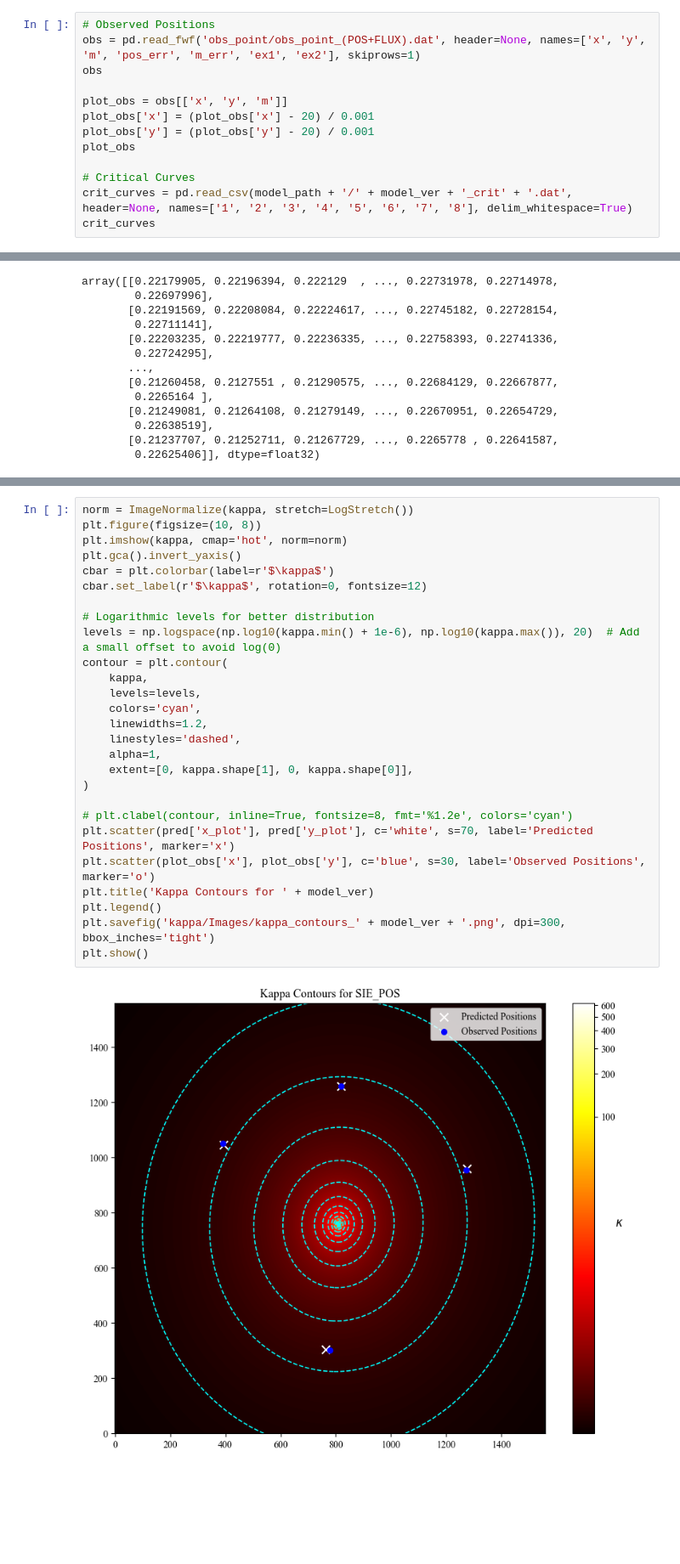
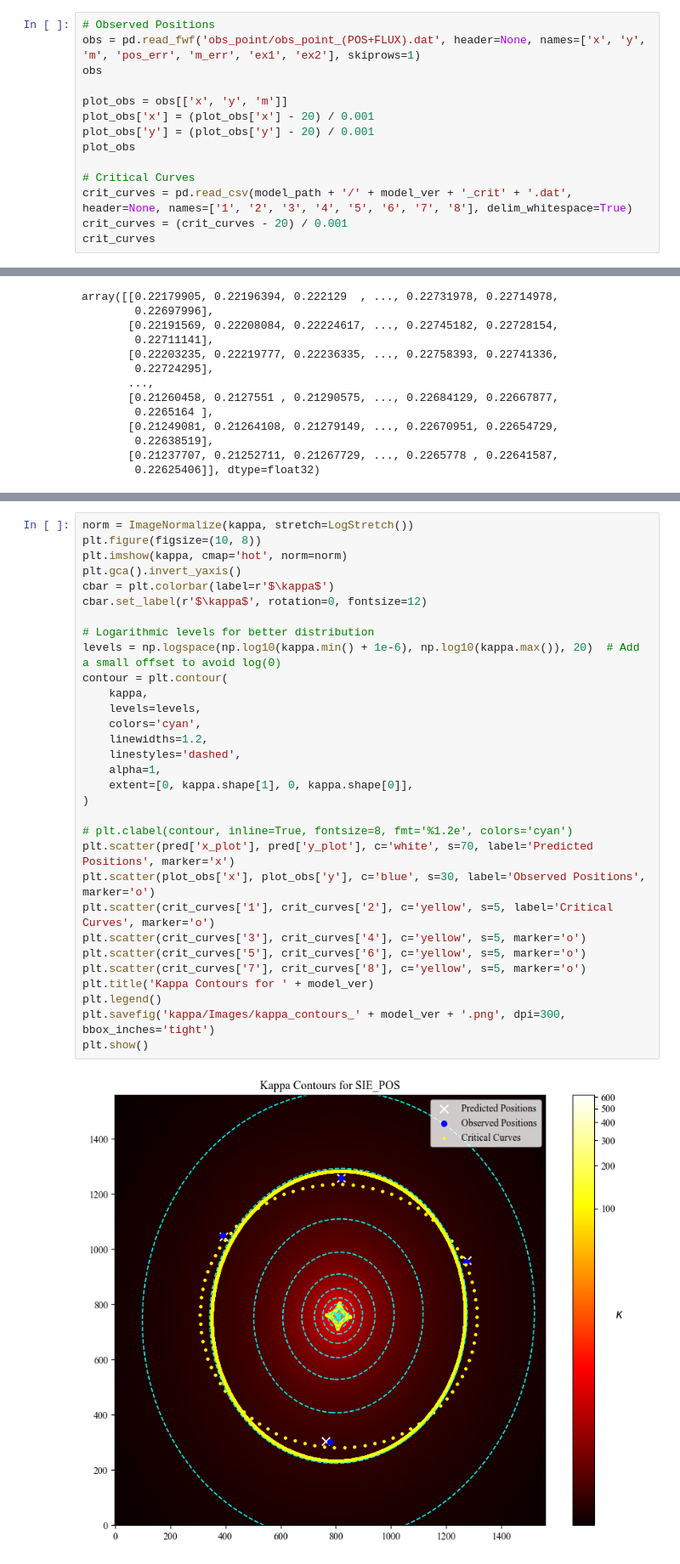
Before and after one commit to romms921/IllustrisTNG-Lens-Modelling, a Jupyter notebook: mass_profile_2.ipynb, the cells around one changed output, grey strips where cells are left out. Shown at 85% size. Cells and saved outputs as stored; diff of their text form; blank space fills up the shorter version.

Commit message:
added critical curve to plot

```diff
--- a/mass_profile_2.ipynb
+++ b/mass_profile_2.ipynb
@@ -62,6 +62,7 @@ plot_obs
 
 # Critical Curves
 crit_curves = pd.read_csv(model_path + '/' + model_ver + '_crit' + '.dat', header=None, names=['1', '2', '3', '4', '5', '6', '7', '8'], delim_whitespace=True)
+crit_curves = (crit_curves - 20) / 0.001
 crit_curves
 # %% [output]
 A value is trying to be set on a copy of a slice from a DataFrame.
@@ -266,32 +267,36 @@ plt.show()
 # %%
 norm = ImageNormalize(kappa, stretch=LogStretch())
 plt.figure(figsize=(10, 8))
 plt.imshow(kappa, cmap='hot', norm=norm)
 plt.gca().invert_yaxis()
 cbar = plt.colorbar(label=r'$\kappa$')
 cbar.set_label(r'$\kappa$', rotation=0, fontsize=12)
 
 # Logarithmic levels for better distribution
 levels = np.logspace(np.log10(kappa.min() + 1e-6), np.log10(kappa.max()), 20)  # Add a small offset to avoid log(0)
 contour = plt.contour(
     kappa,
     levels=levels,
     colors='cyan',
     linewidths=1.2,
     linestyles='dashed',
     alpha=1,
     extent=[0, kappa.shape[1], 0, kappa.shape[0]],
 )
 
 # plt.clabel(contour, inline=True, fontsize=8, fmt='%1.2e', colors='cyan')
 plt.scatter(pred['x_plot'], pred['y_plot'], c='white', s=70, label='Predicted Positions', marker='x')
 plt.scatter(plot_obs['x'], plot_obs['y'], c='blue', s=30, label='Observed Positions', marker='o')
+plt.scatter(crit_curves['1'], crit_curves['2'], c='yellow', s=5, label='Critical Curves', marker='o')
+plt.scatter(crit_curves['3'], crit_curves['4'], c='yellow', s=5, marker='o')
+plt.scatter(crit_curves['5'], crit_curves['6'], c='yellow', s=5, marker='o')
+plt.scatter(crit_curves['7'], crit_curves['8'], c='yellow', s=5, marker='o')
 plt.title('Kappa Contours for ' + model_ver)
 plt.legend()
 plt.savefig('kappa/Images/kappa_contours_' + model_ver + '.png', dpi=300, bbox_inches='tight')
 plt.show()
 # %% [output]
-[figure, old version]
+[figure, new version]
 # %%
 # Compare 2 Models Side by Side
 def compare_models(model_path_1, model_ver_1, model_path_2, model_ver_2):
```
Also changed, not shown: parts of 1 cell of this notebook, 1 other file.
